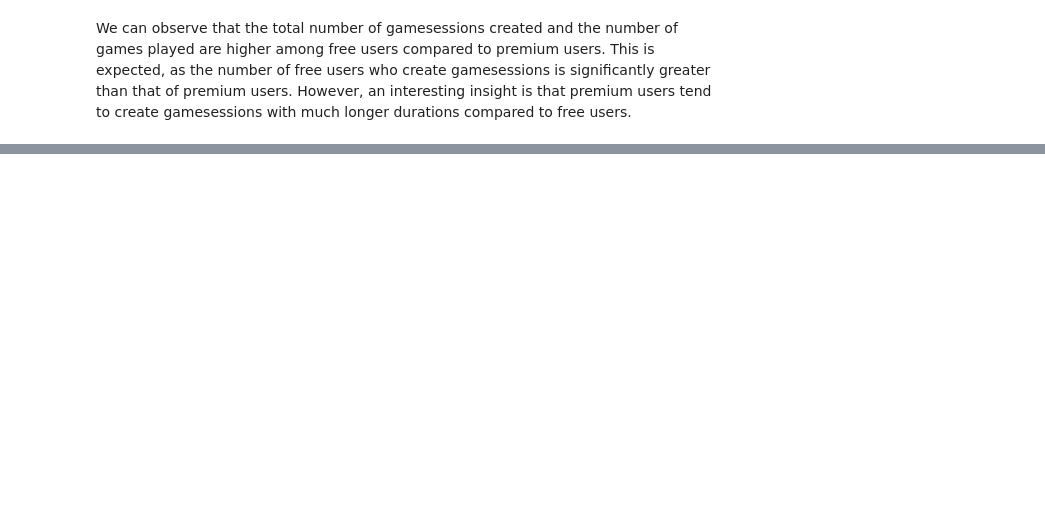
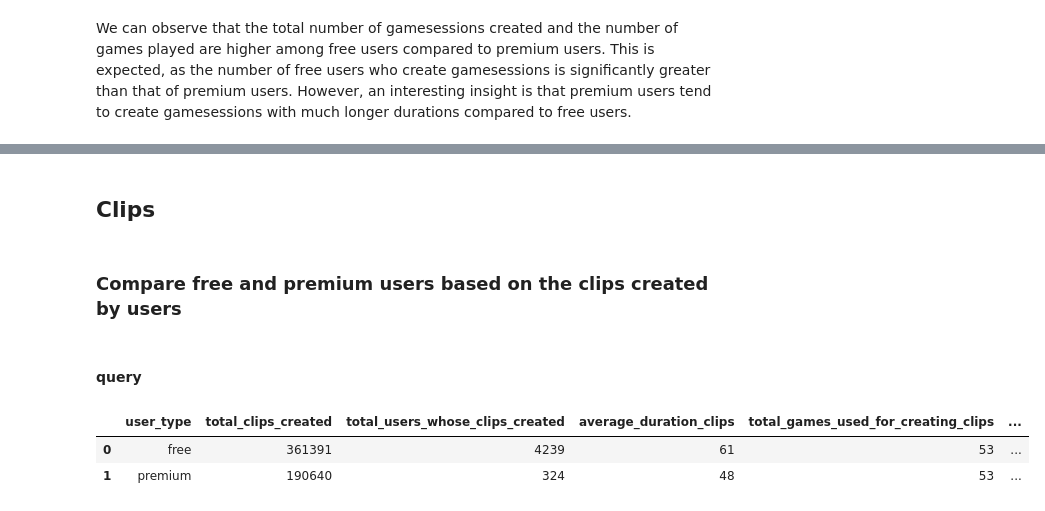
Before and after one commit to oscar-sinaga/Analysis-Eclipse-Data, a Jupyter notebook: answer_test.ipynb, the cells around one changed output, grey strips where cells are left out. Saved outputs shown, nothing was run; the diff lists cells and outputs as text; code cells hidden in the pictures; blank space fills up the shorter version.

```diff
--- a/answer_test.ipynb
+++ b/answer_test.ipynb
@@ -419,3 +415,82 @@ fig.update_layout(
 )
 
 fig.show()
+# %% [markdown]
+## Clips
+# %% [markdown]
+### Compare free and premium users based on the clips created by users
+# %% [markdown]
+#### query
+# %%
+query_clips_by_user_type = """--sql
+SELECT
+    c.*,
+    CASE
+        WHEN c.user_id IN (SELECT DISTINCT user_id FROM premium_users) THEN 'premium'
+        ELSE 'free'
+    END AS user_type
+FROM
+    clips c
+"""
+
+query_aggregate = f"""--sql
+----------------------------------------------------------------------------------------------
+with clips_with_user_type as (
+{query_clips_by_user_type}
+)
+
+select
+    user_type,
+    count(distinct id) as total_clips_created,
+    count(distinct user_id) as total_users_whose_clips_created,
+    cast(round(avg(duration),0) as integer) as average_duration_clips,
+    count(distinct game_name) as total_games_used_for_creating_clips,
+    count(distinct event_name) as total_event,
+    cast(round(count(distinct id) / count(distinct user_id),0) as integer) as average_clips_per_user
+
+from
+    clips_with_user_type
+group by user_type
+----------------------------------------------------------------------------------------------
+"""
+
+query_duration_distribution = f"""--sql
+with clips_with_user_type as (
+{query_clips_by_user_type}
+)
+
+select
+    user_type,
+    count(distinct id) as total_clips_created,
+    count(distinct user_id) as total_users_whose_clips_created,
+
+
+"""
+
+query_clips_premium_user = f"""--sql
+with clips_with_user_type as (
+{query_clips_by_user_type}
+)
+
+select * from clips_with_user_type where user_type = 'premium'
+"""
+
+query_clips_free_user = f"""--sql
+with clips_with_user_type as (
+{query_clips_by_user_type}
+)
+
+select * from clips_with_user_type where not user_type = 'premium'
+"""
+
+df_clips = con.execute(query_clips_by_user_type).fetchdf()
+df_clips_premium_user = con.execute(query_clips_premium_user).fetchdf()
+df_clips_free_user = con.execute(query_clips_free_user).fetchdf()
+
+df_clips_agg_by_user_type = con.execute(query_aggregate).fetchdf()
+
+df_clips_agg_by_user_type
+# %% [output]
+|  | user_type | total_clips_created | total_users_whose_clips_created | average_duration_clips | total_games_used_for_creating_clips | ... |
+| 0 | free | 361391 | 4239 | 61 | 53 | ... |
+| 1 | premium | 190640 | 324 | 48 | 53 | ... |
```
Also changed, not shown: parts of 14 cells of this notebook.
